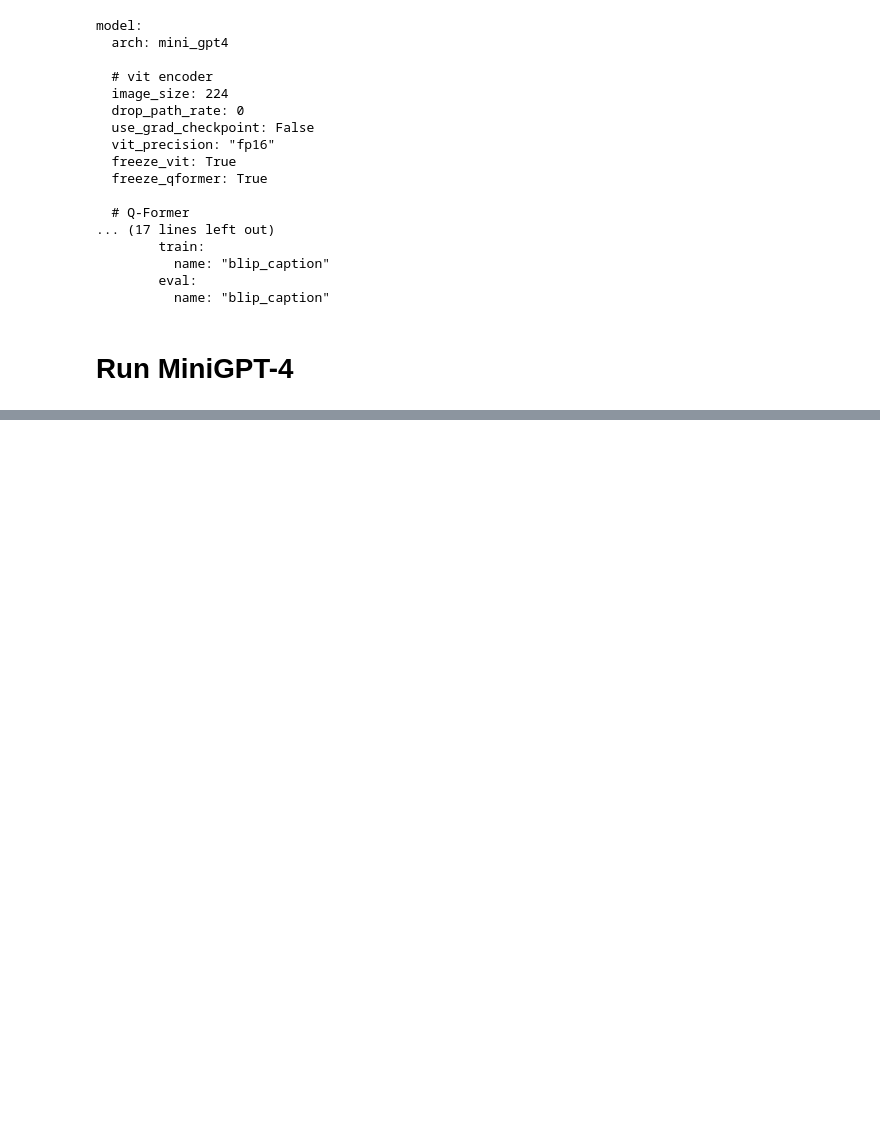
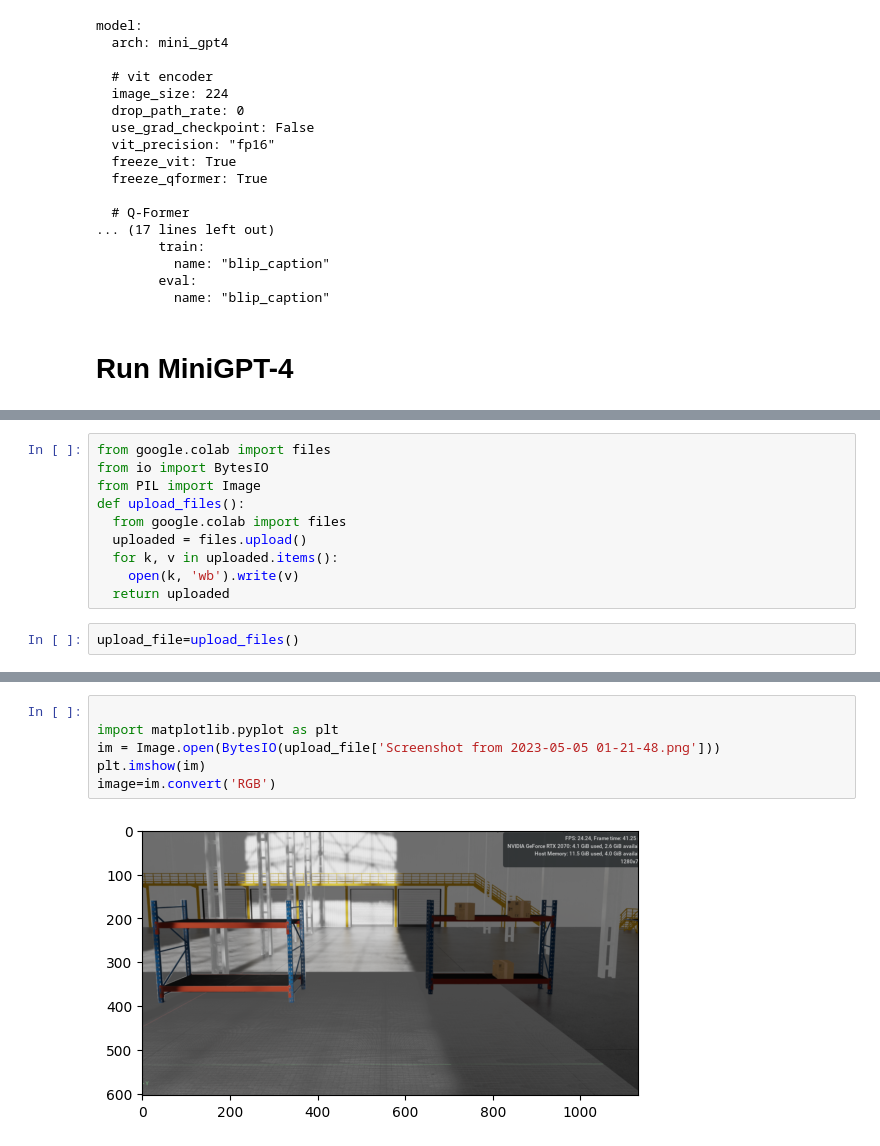
Before and after one commit to tystys17/minigpt, a Jupyter notebook: Use_minigpt4.ipynb, the cells around one changed output, grey strips where cells are left out. Saved outputs shown, nothing was run; the diff lists cells and outputs as text; blank space fills up the shorter version.

```diff
--- a/Use_minigpt4.ipynb
+++ b/Use_minigpt4.ipynb
@@ -174,0 +182,12 @@ Welcome to bitsandbytes. For bug reports, please submit your error trace to: htt
+# %%
+from google.colab import files
+from io import BytesIO
+from PIL import Image
+def upload_files():
+  from google.colab import files
+  uploaded = files.upload()
+  for k, v in uploaded.items():
+    open(k, 'wb').write(v)
+  return uploaded
+# %%
+upload_file=upload_files()
@@ -174,0 +197,8 @@ Welcome to bitsandbytes. For bug reports, please submit your error trace to: htt
+# %%
+
+import matplotlib.pyplot as plt
+im = Image.open(BytesIO(upload_file['Screenshot from 2023-05-05 01-21-48.png']))
+plt.imshow(im)
+image=im.convert('RGB')
+# %% [output]
+[figure, added]
```
Also changed, not shown: parts of 9 cells of this notebook.
